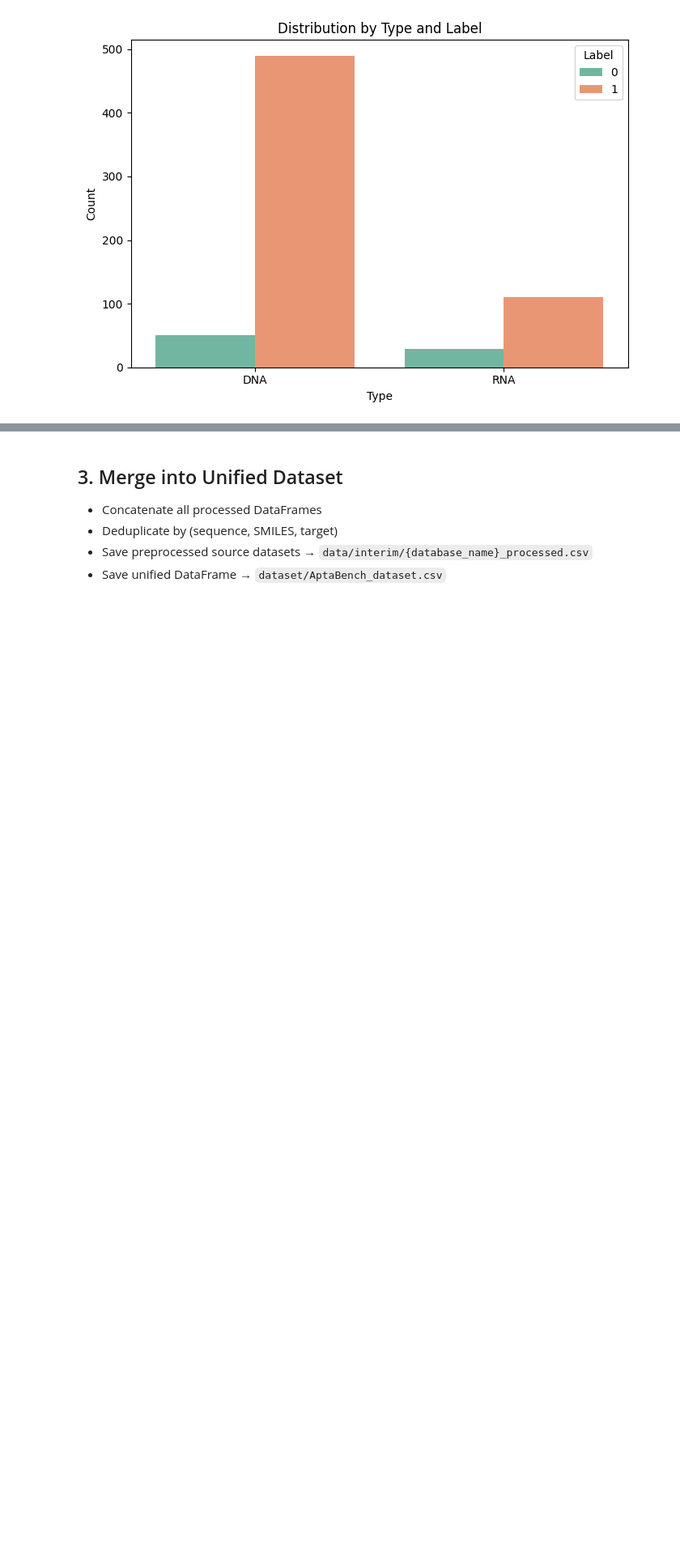
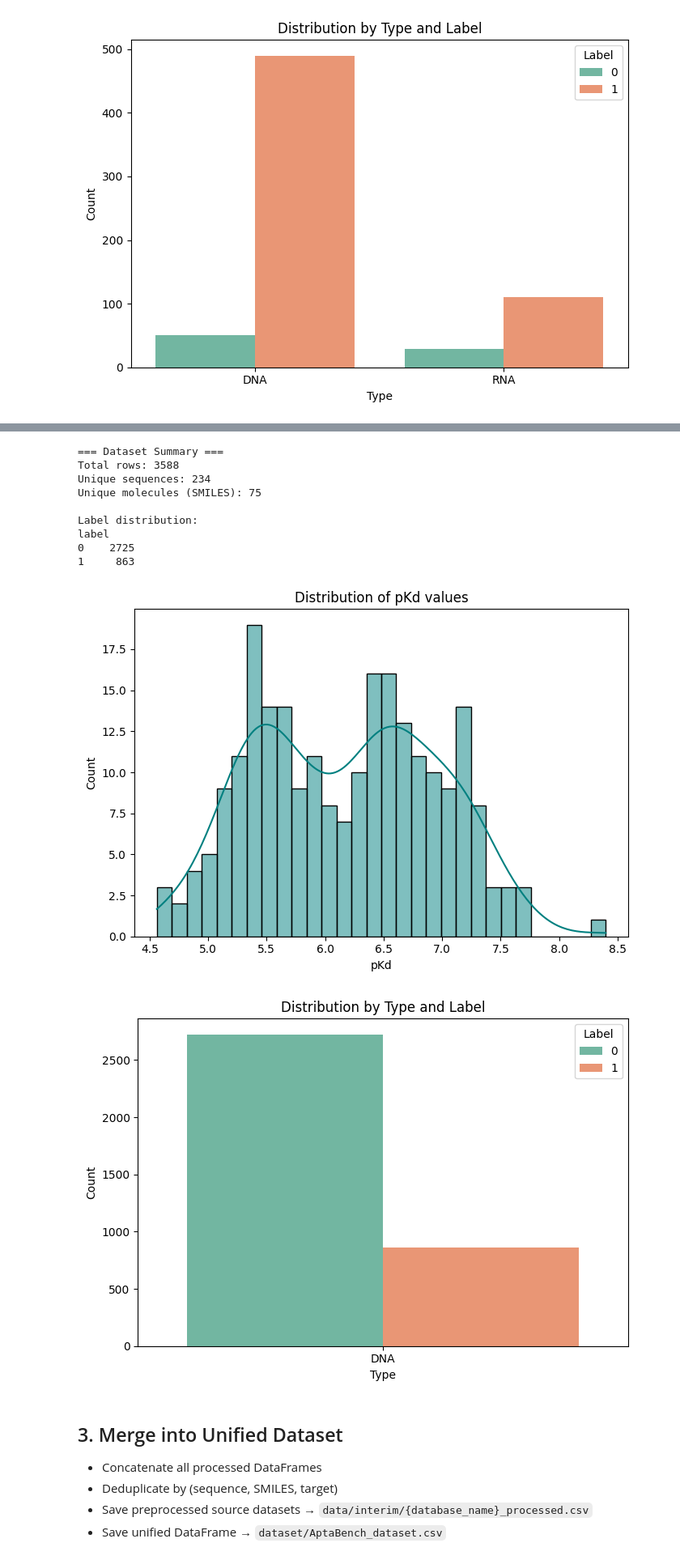
Before and after one commit to GenerativeMolMachines/AptaBench, a Jupyter notebook: notebooks/01_dataset_construction.ipynb, the cells around one changed output, grey strips where cells are left out. Shown at 81% size. Cells and saved outputs as stored; diff of their text form; code cells hidden in the pictures; blank space fills up the shorter version.

```diff
--- a/notebooks/01_dataset_construction.ipynb
+++ b/notebooks/01_dataset_construction.ipynb
@@ -324,0 +347,3 @@ label
+# %%
+df_8 = pd.read_csv(os.path.join(RAW_DATA_DIR, 'Manual', 'specificity_data.csv'))
+df_8
@@ -325,3 +364,29 @@ label
+# %%
+df_8 = canonicalize_smiles_column(df_8, 'SMILES', 'canonical_smiles')
+df_8 = clean_and_validate_sequences(df_8, seq_col='Sequence')
+df_8['Kd'] = df_8['KD (nM)'].astype(str) + ' ' + 'nM'
+df_8 = process_binding_constants(df_8, column='Kd', unit='Kd')
+df_8['label'] = (df_8['Interaction_Value'] >= 0.2).astype(int)
+df_8['buffer'] = '10 mM Tris-HCl, pH 7.4'
+df_8['origin'] = 'https://doi.org/10.1093/nar/gkaf219'
+df_8['source'] = 'Specificity'
+df_8 = df_8.dropna(subset=['canonical_smiles', 'sequence', 'type', 'label'])
+df_specificity = df_8[columns_list].drop_duplicates()
+# %%
+df_specificity.to_csv(os.path.join(INTERIM_DATA_DIR, "specificity_processed.csv"), index=False)
+single_dataset_summary(df_specificity)
+# %% [output]
+=== Dataset Summary ===
+Total rows: 3588
+Unique sequences: 234
+Unique molecules (SMILES): 75
+
+Label distribution:
+label
+0    2725
+1     863
+[figure, added]
+[figure, added]
 # %% [markdown]
 ## 3. Merge into Unified Dataset
 - Concatenate all processed DataFrames
```
Also changed, not shown: parts of 7 cells of this notebook, 3 other files.
